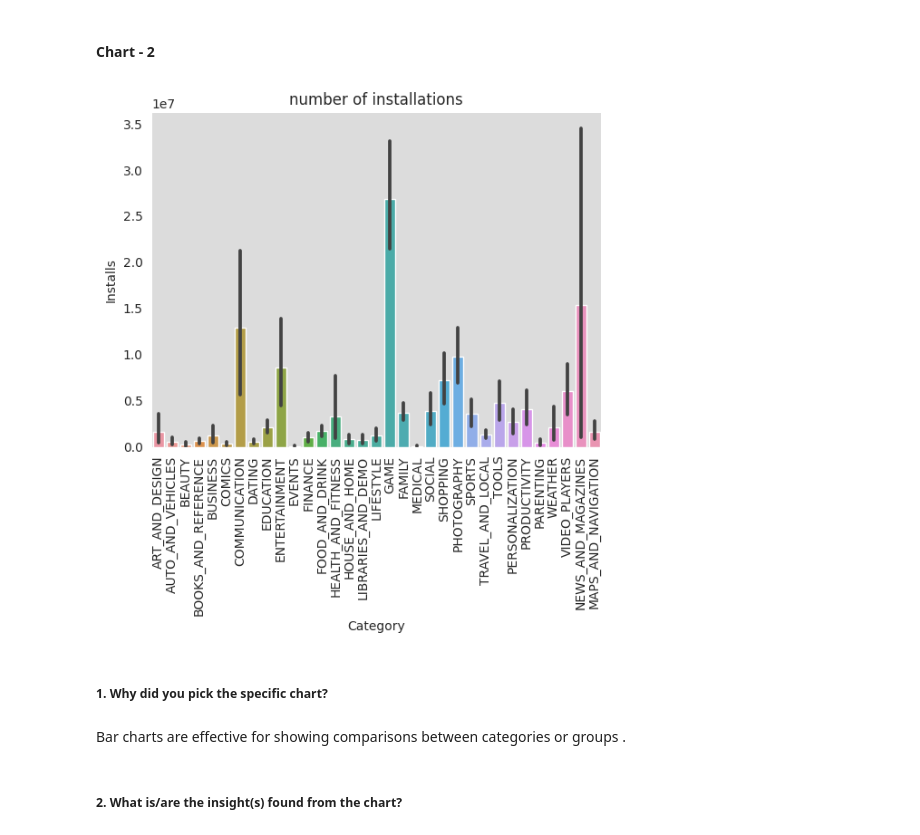
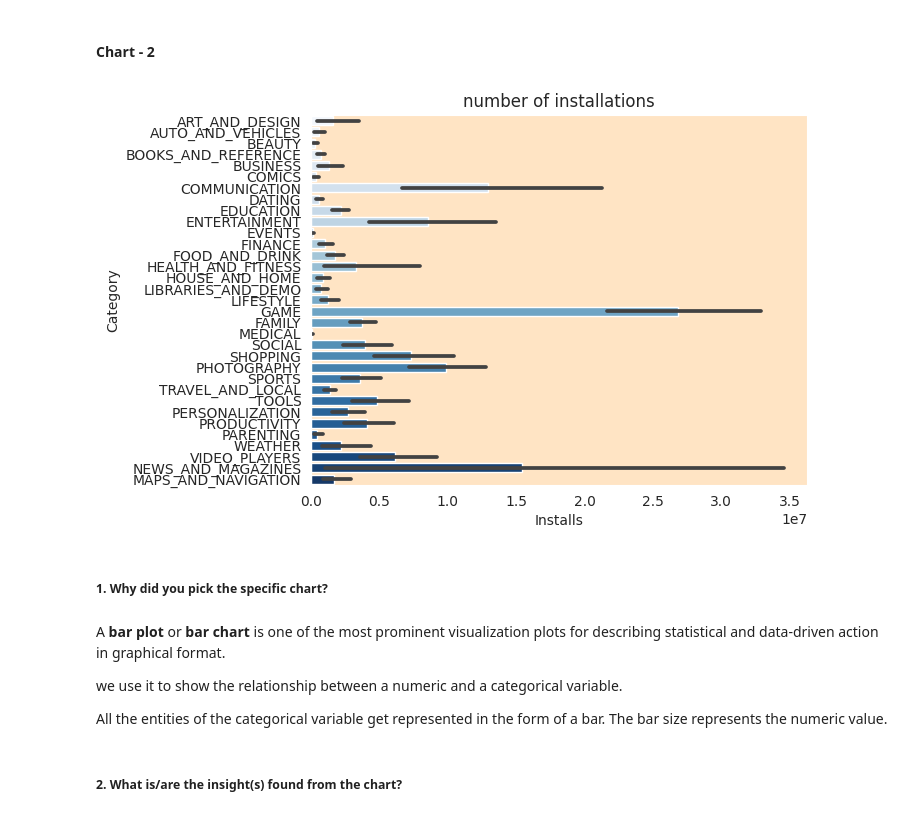
Before and after one commit to srikant-sah/EDA_PLAYSTORE_REVIEW, a Jupyter notebook: SRIKANT_PLAYSTORE_EDA_project(4).ipynb, the cells around one changed output. Cells and saved outputs as stored; diff of their text form; code cells hidden in the pictures.

```diff
--- a/SRIKANT_PLAYSTORE_EDA_project(4).ipynb
+++ b/SRIKANT_PLAYSTORE_EDA_project(4).ipynb
@@ -558,7 +553,7 @@ play_df['Reviews'] = play_df['Reviews'].astype(int)
 
 play_df['Price'] = play_df['Price'].str.replace('$' , '')
 play_df['Price'] = play_df['Price'].astype(float)
-
+play_df['Price'].replace('Everyone' , np.nan , inplace = True)
 
 play_df['Installs'] = play_df['Installs'].str.replace('+' , '')
 play_df['Installs'] = play_df['Installs'].str.replace(',' , '')
@@ -625,17 +620,24 @@ the **family** category has nearly about **1800** apps ,
 #### Chart - 2
 # %%
 # Chart - 2 visualization code
-ax = sns.barplot(  x = 'Category', y ='Installs', data = play_df)
-ax.set_facecolor('gainsboro')
-plt.xticks(rotation=90)
+ax = sns.barplot(  y = 'Category', x ='Installs',palette = "Blues", data = play_df)
+ax.set_facecolor('bisque')
 plt.title('number of installations')
 plt.show()
 # %% [output]
-[figure, old version]
+[figure, new version]
 # %% [markdown]
 ##### 1. Why did you pick the specific chart?
-# %% [markdown]
-Bar charts are effective for showing comparisons between categories or groups .
+# %% [markdown]
+
+
+A **bar plot** or **bar chart** is one of the most prominent visualization plots for describing statistical and data-driven action in graphical format.
+
+we use it to show the relationship between a numeric and a categorical variable.
+
+
+
+All the entities of the categorical variable get represented in the form of a bar. The bar size represents the numeric value.
 # %% [markdown]
 ##### 2. What is/are the insight(s) found from the chart?
 # %% [markdown]
```
Also changed, not shown: parts of 82 cells of this notebook.
